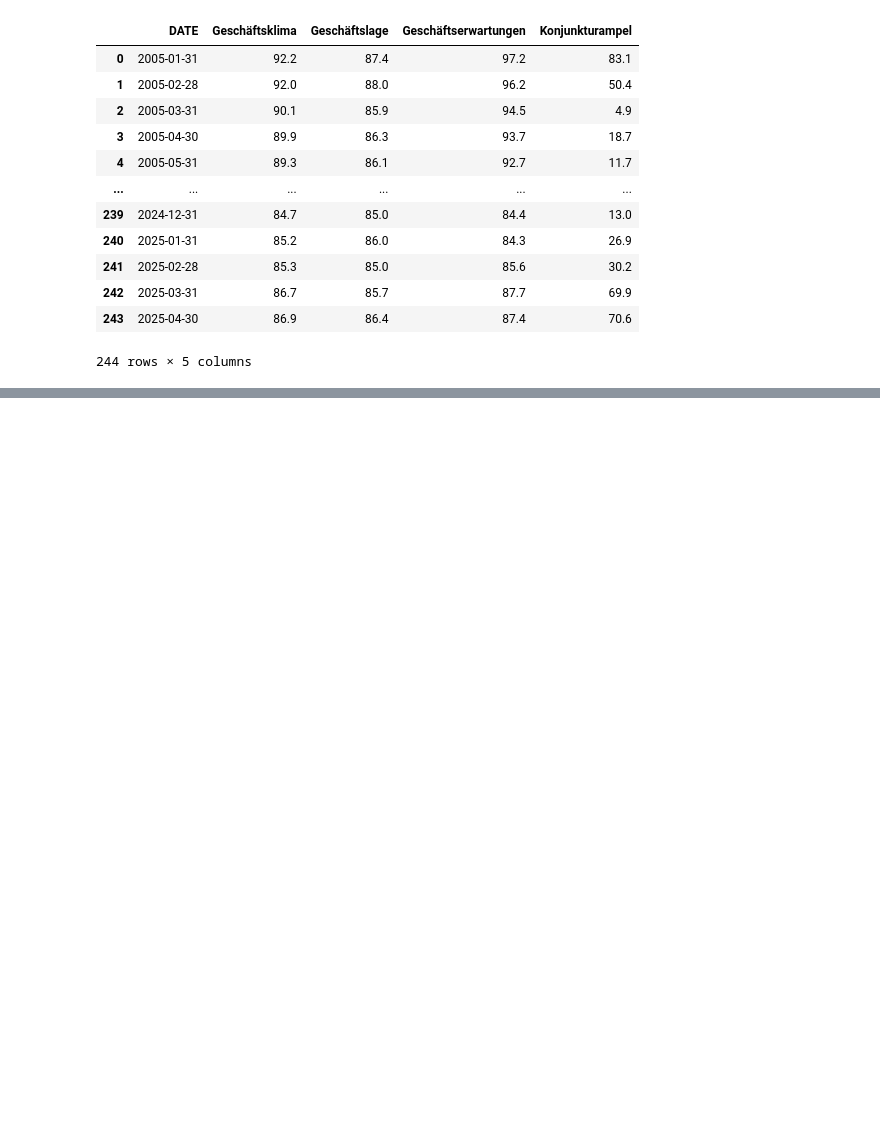
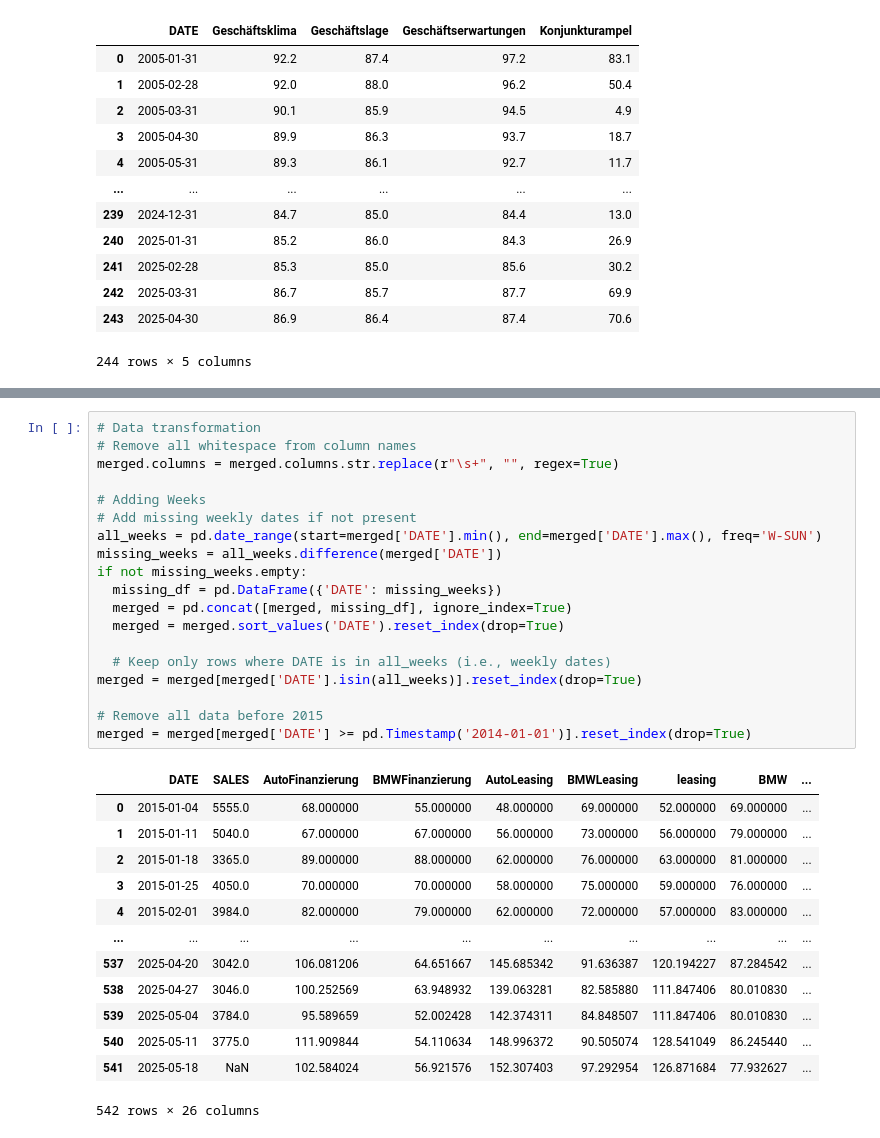
Before and after one commit to Philipp-Manhart/PA-II, a Jupyter notebook: code.ipynb, the cells around one changed output, grey strips where cells are left out. Cells and saved outputs as stored; diff of their text form; blank space fills up the shorter version.

```diff
--- a/code.ipynb
+++ b/code.ipynb
@@ -196,0 +284,33 @@ geschaeftsklima
+# %%
+# Data transformation
+# Remove all whitespace from column names
+merged.columns = merged.columns.str.replace(r"\s+", "", regex=True)
+
+# Adding Weeks
+# Add missing weekly dates if not present
+all_weeks = pd.date_range(start=merged['DATE'].min(), end=merged['DATE'].max(), freq='W-SUN')
+missing_weeks = all_weeks.difference(merged['DATE'])
+if not missing_weeks.empty:
+  missing_df = pd.DataFrame({'DATE': missing_weeks})
+  merged = pd.concat([merged, missing_df], ignore_index=True)
+  merged = merged.sort_values('DATE').reset_index(drop=True)
+
+  # Keep only rows where DATE is in all_weeks (i.e., weekly dates)
+merged = merged[merged['DATE'].isin(all_weeks)].reset_index(drop=True)
+
+# Remove all data before 2015
+merged = merged[merged['DATE'] >= pd.Timestamp('2014-01-01')].reset_index(drop=True)
+# %% [output]
+|  | DATE | SALES | AutoFinanzierung | BMWFinanzierung | AutoLeasing | BMWLeasing | leasing | BMW | ... |
+| 0 | 2015-01-04 | 5555.0 | 68.000000 | 55.000000 | 48.000000 | 69.000000 | 52.000000 | 69.000000 | ... |
+| 1 | 2015-01-11 | 5040.0 | 67.000000 | 67.000000 | 56.000000 | 73.000000 | 56.000000 | 79.000000 | ... |
+| 2 | 2015-01-18 | 3365.0 | 89.000000 | 88.000000 | 62.000000 | 76.000000 | 63.000000 | 81.000000 | ... |
+| 3 | 2015-01-25 | 4050.0 | 70.000000 | 70.000000 | 58.000000 | 75.000000 | 59.000000 | 76.000000 | ... |
+| 4 | 2015-02-01 | 3984.0 | 82.000000 | 79.000000 | 62.000000 | 72.000000 | 57.000000 | 83.000000 | ... |
+| ... | ... | ... | ... | ... | ... | ... | ... | ... | ... |
+| 537 | 2025-04-20 | 3042.0 | 106.081206 | 64.651667 | 145.685342 | 91.636387 | 120.194227 | 87.284542 | ... |
+| 538 | 2025-04-27 | 3046.0 | 100.252569 | 63.948932 | 139.063281 | 82.585880 | 111.847406 | 80.010830 | ... |
+| 539 | 2025-05-04 | 3784.0 | 95.589659 | 52.002428 | 142.374311 | 84.848507 | 111.847406 | 80.010830 | ... |
+| 540 | 2025-05-11 | 3775.0 | 111.909844 | 54.110634 | 148.996372 | 90.505074 | 128.541049 | 86.245440 | ... |
+| 541 | 2025-05-18 | NaN | 102.584024 | 56.921576 | 152.307403 | 97.292954 | 126.871684 | 77.932627 | ... |
+542 rows × 26 columns
```
Also changed, not shown: parts of 6 cells of this notebook, 1 other file.
